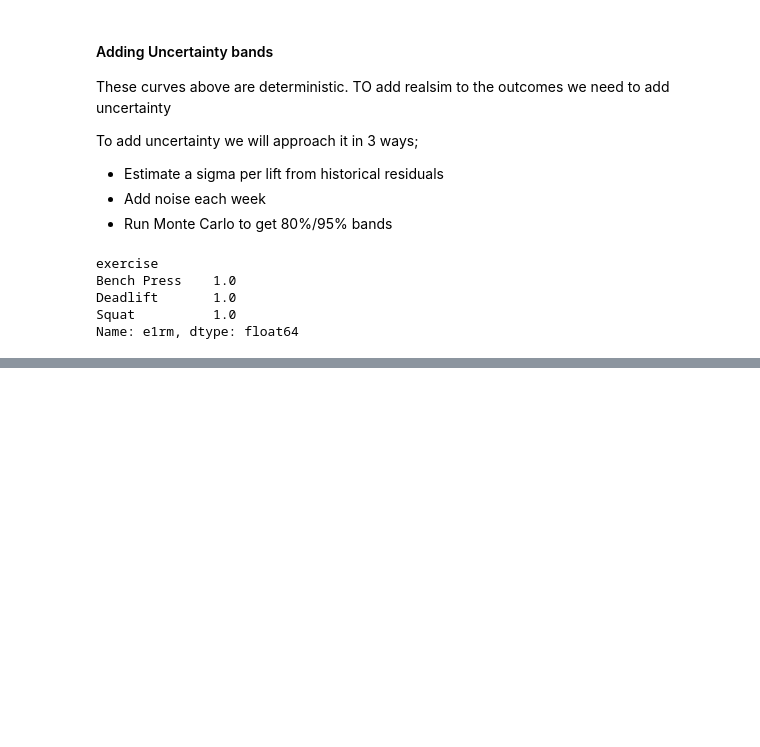
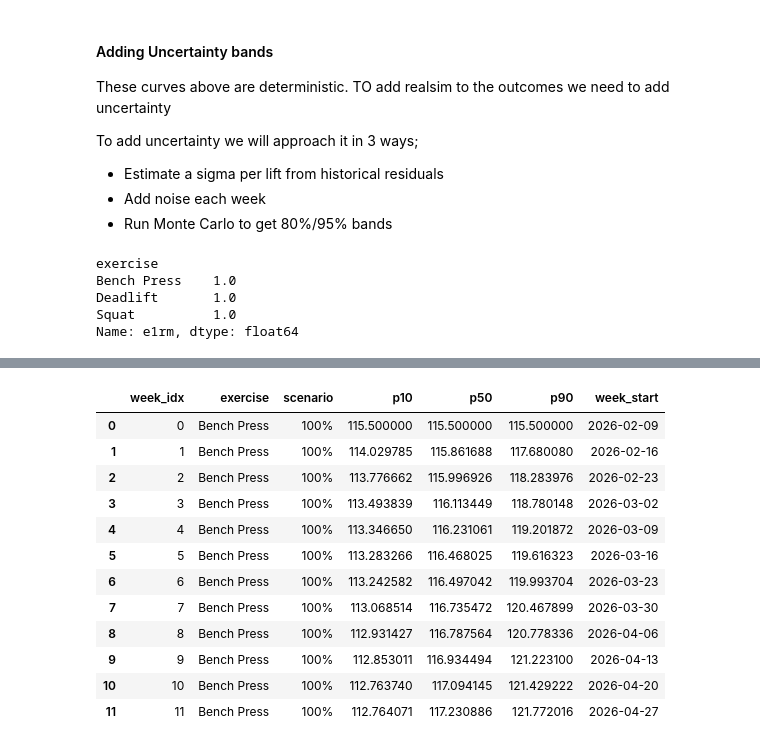
Before and after one commit to somystacks/Strength-progression-forecast, a Jupyter notebook: notebooks/01_weekly_e1rm_explore.ipynb, the cells around one changed output, grey strips where cells are left out. Cells and saved outputs as stored; diff of their text form; code cells hidden in the pictures; blank space fills up the shorter version.

```diff
--- a/notebooks/01_weekly_e1rm_explore.ipynb
+++ b/notebooks/01_weekly_e1rm_explore.ipynb
@@ -493,0 +515,30 @@ Name: e1rm, dtype: float64
+# %%
+# Monte Carlo Simulation Core
+
+def simulate_paths(
+    e0, # initial e1RM (starting point for the forecast)
+    delta0, # initial weekly gain (kg)
+    weeks_ahead, # number of weeks to simulate
+    adherence_mult, # multiplier for adherence (1.0 = 100% adherence, 0.75 = 75% adherence, etc.)
+    sigma, # standard deviation of weekly noise (kg)
+    k=12, # diminishing returns parameter
+    n_sims=2000, # number of simulation paths to generate
+    seed=42 # random seed for reproducibility
+):
+    rng = np.random.default_rng(seed) # create a random number generator with the specified seed for reproducibility
+    t = np.arange(weeks_ahead) # create an array of week indices for the forecast horizon
+
+    # Expected gains with diminishing returns
+    expected_gain = (delta0 / np.log1p(t + k)) * adherence_mult # calculate the expected weekly gains with diminishing returns and adherence multiplier
+
+    # Random weekly noise
+    noise = rng.normal(loc=0, scale=sigma, size=(n_sims, weeks_ahead)) # generate random noise for each simulation path and week based on the specified sigma
+
+    # Build Paths
+    increments = expected_gain + noise # calculate the weekly increments by adding the expected gain and random noise
+    paths = np.cumsum(increments, axis=1) + e0 # calculate the cumulative sum of increments to get the projected e1RM for each week, starting from the initial e1RM (e0)
+
+    # Anchor week 0 to the initial e1RM
+    paths[:, 0] = e0
+
+    return paths
@@ -493,0 +621,27 @@ Name: e1rm, dtype: float64
+# %%
+# Create summary table of projections at 12 months (52 weeks)
+
+# Keep only the key percentiles we want to report
+bands_109050 = bands_df[["week_idx", "exercise", "scenario", "p10", "p50", "p90"]].copy()
+
+# Make week_start (date)
+# THis ises the last observed week_start for each exercise and adds the week_idx (in weeks) to get the actual date for each week in the forecast horizon
+
+start_week = weekly_clean["week_start"].max() # get the last observed week_start date from the historical data
+bands_109050["week_start"] = start_week + pd.to_timedelta(bands_109050["week_idx"] * 7, unit='D') # calculate the week_start date for each week in the forecast horizon by adding the week_idx (converted to days) to the last observed week_start date
+
+bands_109050.sort_values(["exercise", "scenario", "week_idx"]).head(12) # sort the DataFrame by exercise, scenario, and week index for better organization
+# %% [output]
+|  | week_idx | exercise | scenario | p10 | p50 | p90 | week_start |
+| 0 | 0 | Bench Press | 100% | 115.500000 | 115.500000 | 115.500000 | 2026-02-09 |
+| 1 | 1 | Bench Press | 100% | 114.029785 | 115.861688 | 117.680080 | 2026-02-16 |
+| 2 | 2 | Bench Press | 100% | 113.776662 | 115.996926 | 118.283976 | 2026-02-23 |
+| 3 | 3 | Bench Press | 100% | 113.493839 | 116.113449 | 118.780148 | 2026-03-02 |
+| 4 | 4 | Bench Press | 100% | 113.346650 | 116.231061 | 119.201872 | 2026-03-09 |
+| 5 | 5 | Bench Press | 100% | 113.283266 | 116.468025 | 119.616323 | 2026-03-16 |
+| 6 | 6 | Bench Press | 100% | 113.242582 | 116.497042 | 119.993704 | 2026-03-23 |
+| 7 | 7 | Bench Press | 100% | 113.068514 | 116.735472 | 120.467899 | 2026-03-30 |
+| 8 | 8 | Bench Press | 100% | 112.931427 | 116.787564 | 120.778336 | 2026-04-06 |
+| 9 | 9 | Bench Press | 100% | 112.853011 | 116.934494 | 121.223100 | 2026-04-13 |
+| 10 | 10 | Bench Press | 100% | 112.763740 | 117.094145 | 121.429222 | 2026-04-20 |
+| 11 | 11 | Bench Press | 100% | 112.764071 | 117.230886 | 121.772016 | 2026-04-27 |
```
Also changed, not shown: parts of 12 cells of this notebook, 1 other file.
